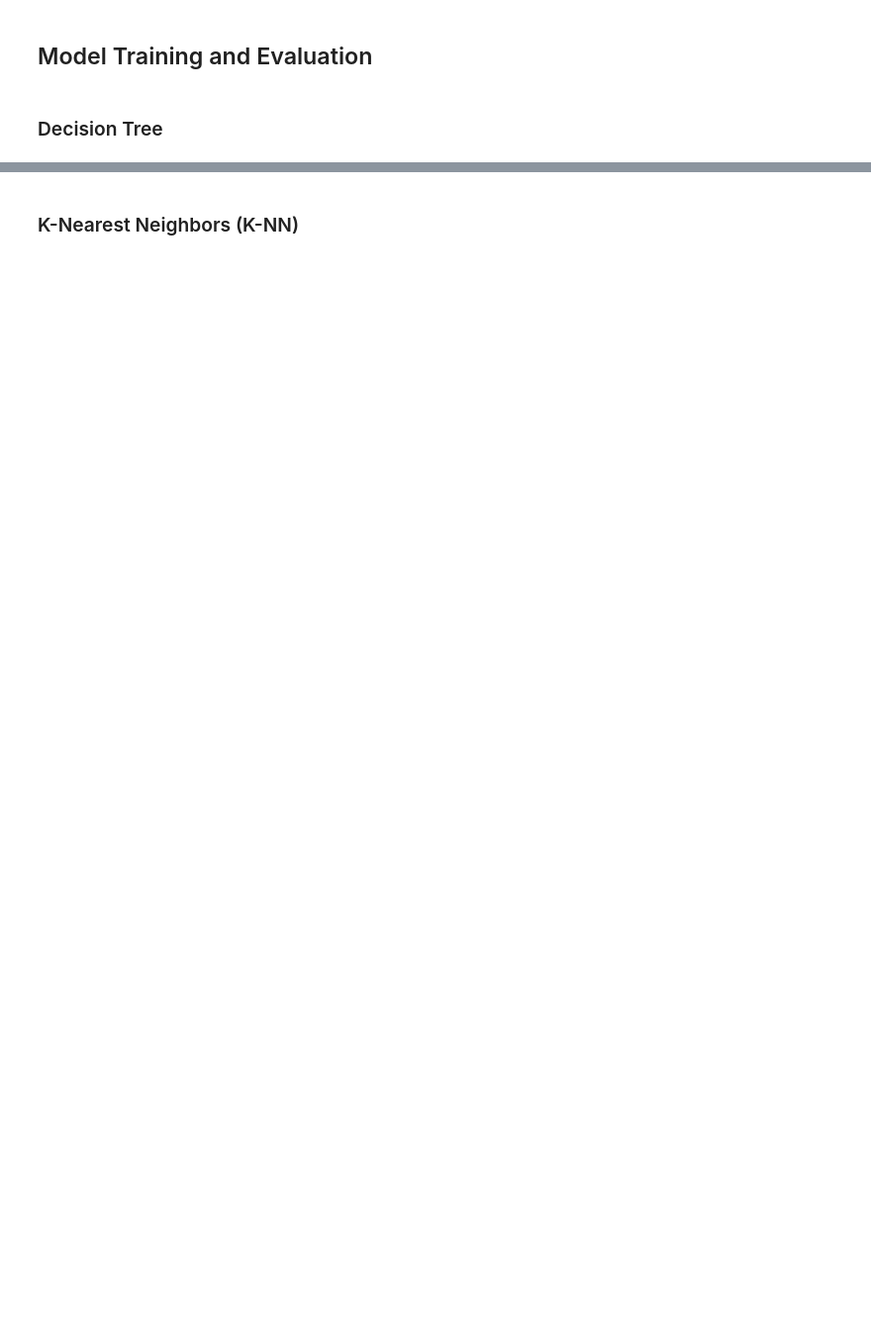
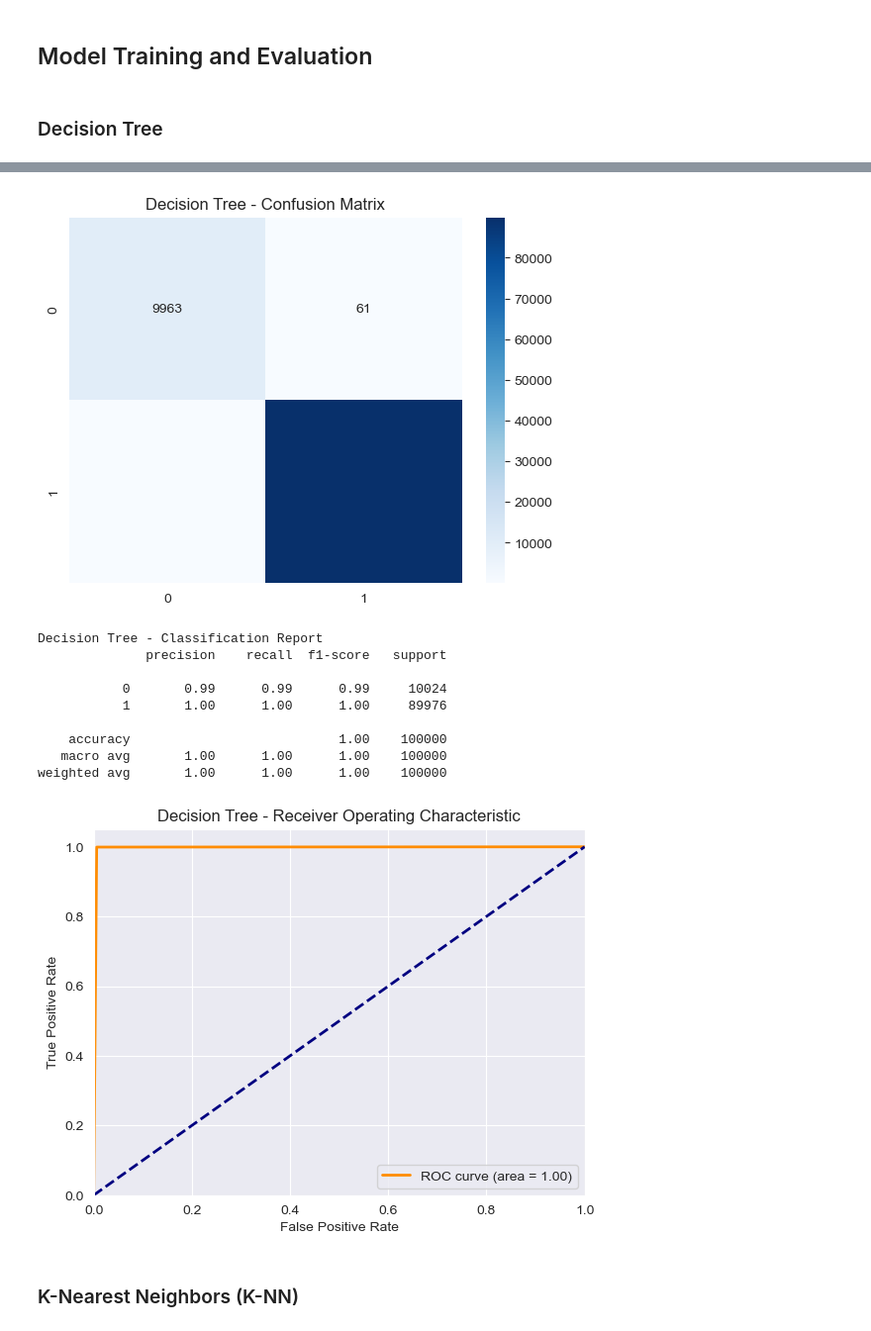
Before and after one commit to pedrofvgomes/feup-ia, a Jupyter notebook: proj2/src/project.ipynb, the cells around one changed output, grey strips where cells are left out. Shown: that part at 99% size. Cells and saved outputs as stored; diff of their text form; code cells hidden in the pictures; blank space fills up the shorter version.

```diff
--- a/proj2/src/project.ipynb
+++ b/proj2/src/project.ipynb
@@ -235,3 +155,49 @@ Accuracy: 0.99881
+# %%
+from sklearn.metrics import confusion_matrix, classification_report, roc_curve, auc, accuracy_score
+import seaborn as sns
+import matplotlib.pyplot as plt
+
+dt_model = DecisionTreeClassifier()
+dt_model.fit(X_train, y_train)
+
+dt_y_pred = dt_model.predict(X_test)
+dt_y_proba = dt_model.predict_proba(X_test)[:, 1]
+
+# Confusion Matrix
+dt_cm = confusion_matrix(y_test, dt_y_pred)
+sns.heatmap(dt_cm, annot=True, fmt='d', cmap='Blues')
+plt.title('Decision Tree - Confusion Matrix')
+plt.show()
+
+# Classification Report
+print("Decision Tree - Classification Report")
+print(classification_report(y_test, dt_y_pred))
+
+# ROC Curve
+dt_fpr, dt_tpr, _ = roc_curve(y_test, dt_y_proba)
+dt_roc_auc = auc(dt_fpr, dt_tpr)
+plt.figure()
+plt.plot(dt_fpr, dt_tpr, color='darkorange', lw=2, label='ROC curve (area = %0.2f)' % dt_roc_auc)
+plt.plot([0, 1], [0, 1], color='navy', lw=2, linestyle='--')
+plt.xlim([0.0, 1.0])
+plt.ylim([0.0, 1.05])
+plt.xlabel('False Positive Rate')
+plt.ylabel('True Positive Rate')
+plt.title('Decision Tree - Receiver Operating Characteristic')
+plt.legend(loc="lower right")
+plt.show()
+# %% [output]
+[figure, added]
+Decision Tree - Classification Report
+              precision    recall  f1-score   support
+
+           0       0.99      0.99      0.99     10024
+           1       1.00      1.00      1.00     89976
+
+    accuracy                           1.00    100000
+   macro avg       1.00      1.00      1.00    100000
+weighted avg       1.00      1.00      1.00    100000
+[figure, added]
 # %% [markdown]
 ### K-Nearest Neighbors (K-NN)
 # %%
```
Also changed, not shown: parts of 21 cells of this notebook.
